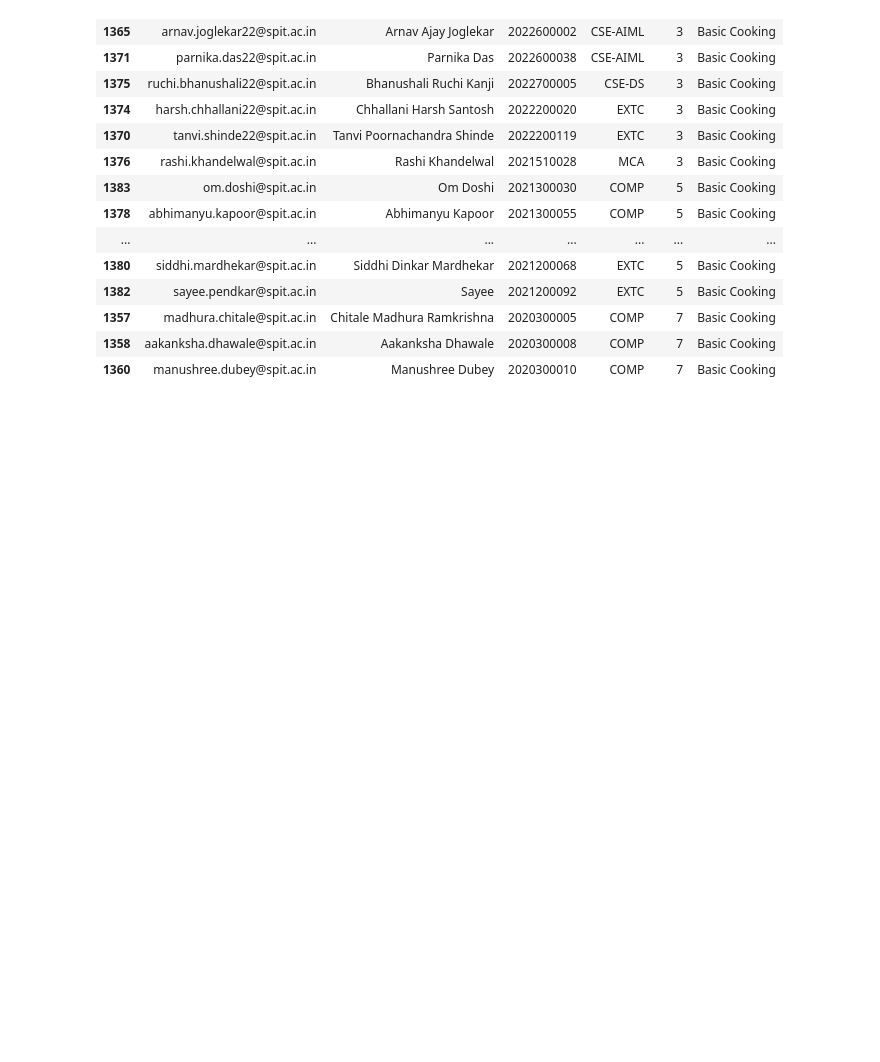
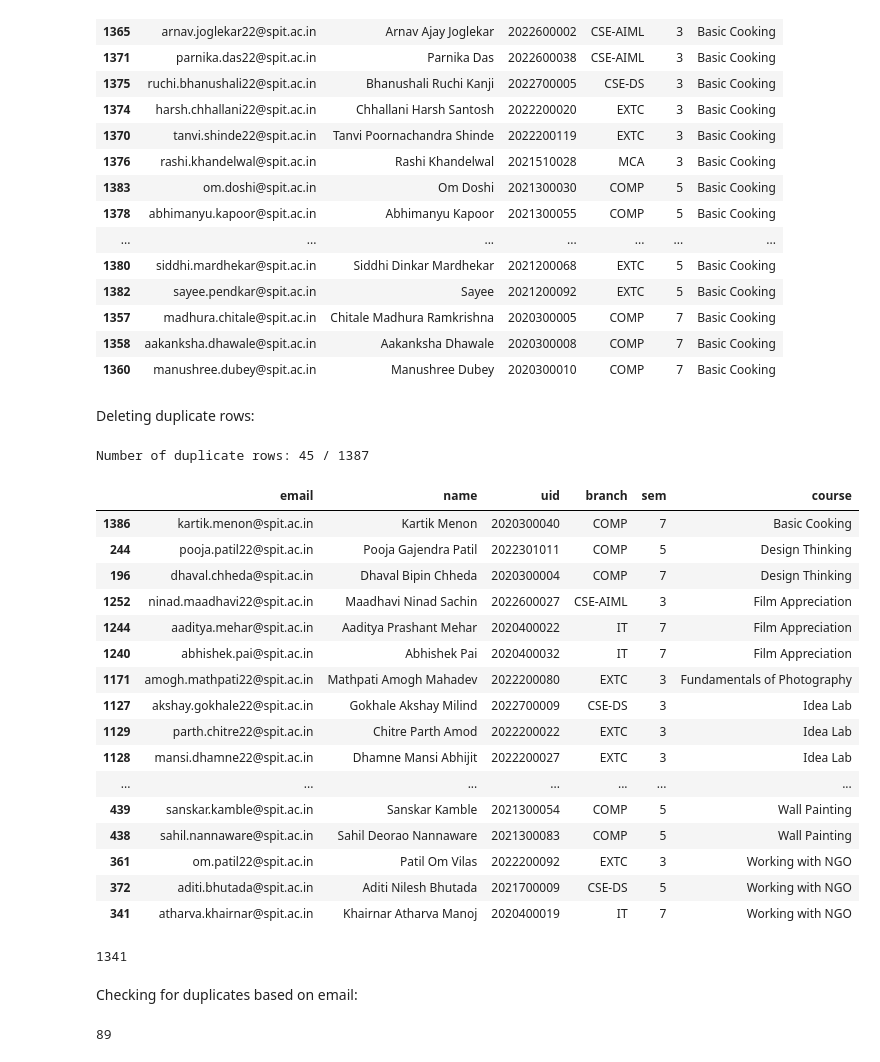
Before and after one commit to Hitstar53/SEVA-SATVA-Course-Analyzer, a Jupyter notebook: preprocessing/preprocessing-sheet3.ipynb, the cells around one changed output. Drawn from its saved outputs; the diff is of its cells as text; code cells hidden in the pictures; blank space fills up the shorter version.

```diff
--- a/preprocess/preprocessing-sheet3.ipynb
+++ b/preprocessing/preprocessing-sheet3.ipynb
@@ -413,3 +399,29 @@ sheet3.head(20)
 | 1360 | manushree.dubey@spit.ac.in | Manushree Dubey | 2020300010 | COMP | 7 | Basic Cooking |
 # %%
 sheet3.to_csv(os.path.join(data_dir, 'sheet-3.csv'), index=False)
+# %% [markdown]
+Deleting duplicate rows:
+# %%
+print(f'Number of duplicate rows: {sheet3.duplicated().sum()} / {sheet3.shape[0]}')
+# %% [output]
+Number of duplicate rows: 45 / 1387
+# %%
+sheet3.loc[sheet3.duplicated(), :]
+# %% [output]
+|  | email | name | uid | branch | sem | course |
+| 1386 | kartik.menon@spit.ac.in | Kartik Menon | 2020300040 | COMP | 7 | Basic Cooking |
+| 244 | pooja.patil22@spit.ac.in | Pooja Gajendra Patil | 2022301011 | COMP | 5 | Design Thinking |
+| 196 | dhaval.chheda@spit.ac.in | Dhaval Bipin Chheda | 2020300004 | COMP | 7 | Design Thinking |
+| 1252 | ninad.maadhavi22@spit.ac.in | Maadhavi Ninad Sachin | 2022600027 | CSE-AIML | 3 | Film Appreciation |
+| 1244 | aaditya.mehar@spit.ac.in | Aaditya Prashant Mehar | 2020400022 | IT | 7 | Film Appreciation |
+| 1240 | abhishek.pai@spit.ac.in | Abhishek Pai | 2020400032 | IT | 7 | Film Appreciation |
+| 1171 | amogh.mathpati22@spit.ac.in | Mathpati Amogh Mahadev | 2022200080 | EXTC | 3 | Fundamentals of Photography |
+| 1127 | akshay.gokhale22@spit.ac.in | Gokhale Akshay Milind | 2022700009 | CSE-DS | 3 | Idea Lab |
+| 1129 | parth.chitre22@spit.ac.in | Chitre Parth Amod | 2022200022 | EXTC | 3 | Idea Lab |
+| 1128 | mansi.dhamne22@spit.ac.in | Dhamne Mansi Abhijit | 2022200027 | EXTC | 3 | Idea Lab |
+| ... | ... | ... | ... | ... | ... | ... |
+| 439 | sanskar.kamble@spit.ac.in | Sanskar Kamble | 2021300054 | COMP | 5 | Wall Painting |
+| 438 | sahil.nannaware@spit.ac.in | Sahil Deorao Nannaware | 2021300083 | COMP | 5 | Wall Painting |
+| 361 | om.patil22@spit.ac.in | Patil Om Vilas | 2022200092 | EXTC | 3 | Working with NGO |
+| 372 | aditi.bhutada@spit.ac.in | Aditi Nilesh Bhutada | 2021700009 | CSE-DS | 5 | Working with NGO |
+| 341 | atharva.khairnar@spit.ac.in | Khairnar Atharva Manoj | 2020400019 | IT | 7 | Working with NGO |
@@ -415,0 +430,4 @@ sheet3.to_csv(os.path.join(data_dir, 'sheet-3.csv'), index=False)
+# %%
+sheet3.shape[0]
+# %% [output]
+1341
@@ -415,0 +436,6 @@ sheet3.to_csv(os.path.join(data_dir, 'sheet-3.csv'), index=False)
+# %% [markdown]
+Checking for duplicates based on email:
+# %%
+sheet3.duplicated(subset=['email']).sum()
+# %% [output]
+89
```
Also changed, not shown: parts of 11 cells of this notebook, 19 other files.
